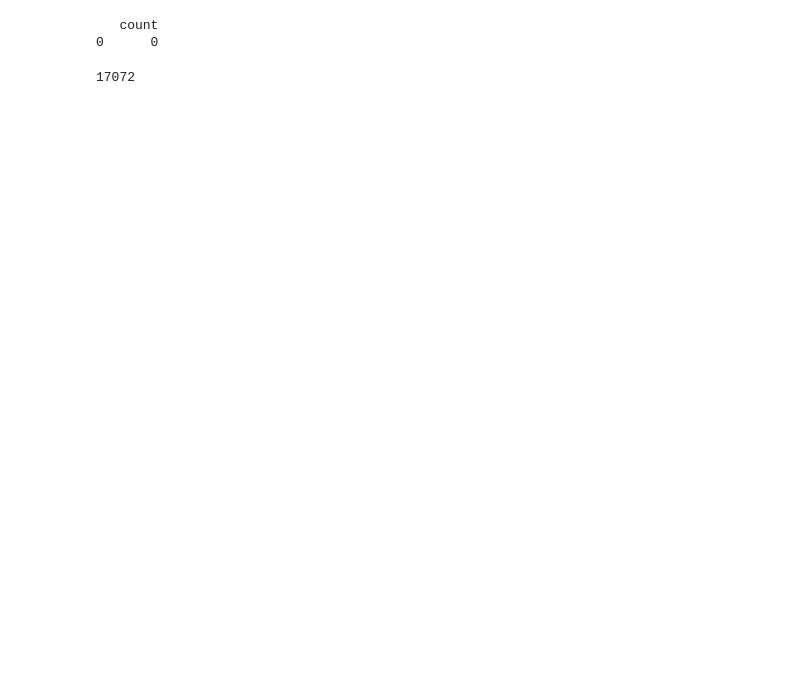
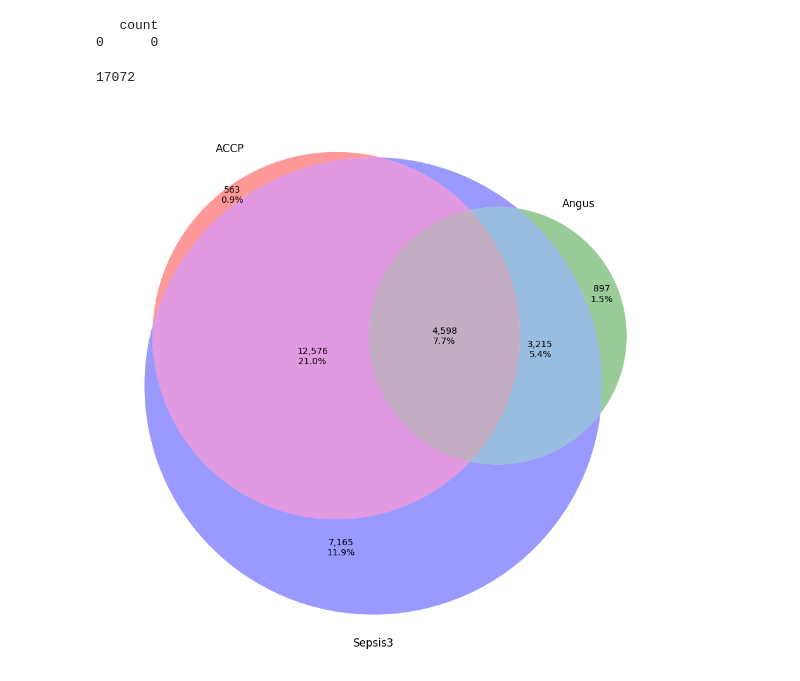
Before and after one commit to parisni/mimic, a Jupyter notebook: mimic3/ANGUS2013/sepsis.ipynb, the cells around one changed output. Drawn from its saved outputs; the diff is of its cells as text; code cells hidden in the pictures; blank space fills up the shorter version.

```diff
--- a/mimic3/ANGUS2013/sepsis.ipynb
+++ b/mimic3/ANGUS2013/sepsis.ipynb
@@ -269,0 +191,3 @@ set3=set2
+# %%
+angus = get_data('SELECT distinct hadm_id FROM sepsis.sepsis_angus')
+angus = set(angus['hadm_id'])
@@ -270,3 +219,31 @@ set3=set2
+# %%
+#Sepsis3:
+# 1) dans infection icd9
+# 2) sofa >= 2
+# 3) si il y a eu des vasopresseurs alors retirer ceux avec lactate >2   (car ils seraient en shock)
+sofa = \
+f'''
+SELECT distinct hadm_id
+FROM sepsis.ch0_infection_pop
+WHERE hadm_id IN (
+SELECT distinct hadm_id
+FROM mimiciii.icustays ic
+LEFT JOIN mimiciii.mp_sofa so USING (icustay_id)
+WHERE sofa_24hours >= 2 )
+'''
+sepsis3 = get_data(sofa)
+sepsis3 = set(sepsis3['hadm_id'])
+# %%
+import pylab as plt
+from matplotlib_venn import venn3
+plt.figure(figsize=[16,16])
+plt.rcParams.update({'font.size': 14})
+venn3([accp_severe, angus, sepsis3], ('ACCP', 'Angus', 'Sepsis3'),
+subset_label_formatter=lambda x: '{:,}\n{:2.1f}%'.format(x, x*100.0/60000))
+plt.savefig('sepsis3-venn.png')
+plt.show()
+# %% [output]
+[figure, added]
 # %%
 plt.figure(figsize=[16,16])
 plt.rcParams.update({'font.size': 14})
```
Also changed, not shown: parts of 14 cells of this notebook, 8 other files.
